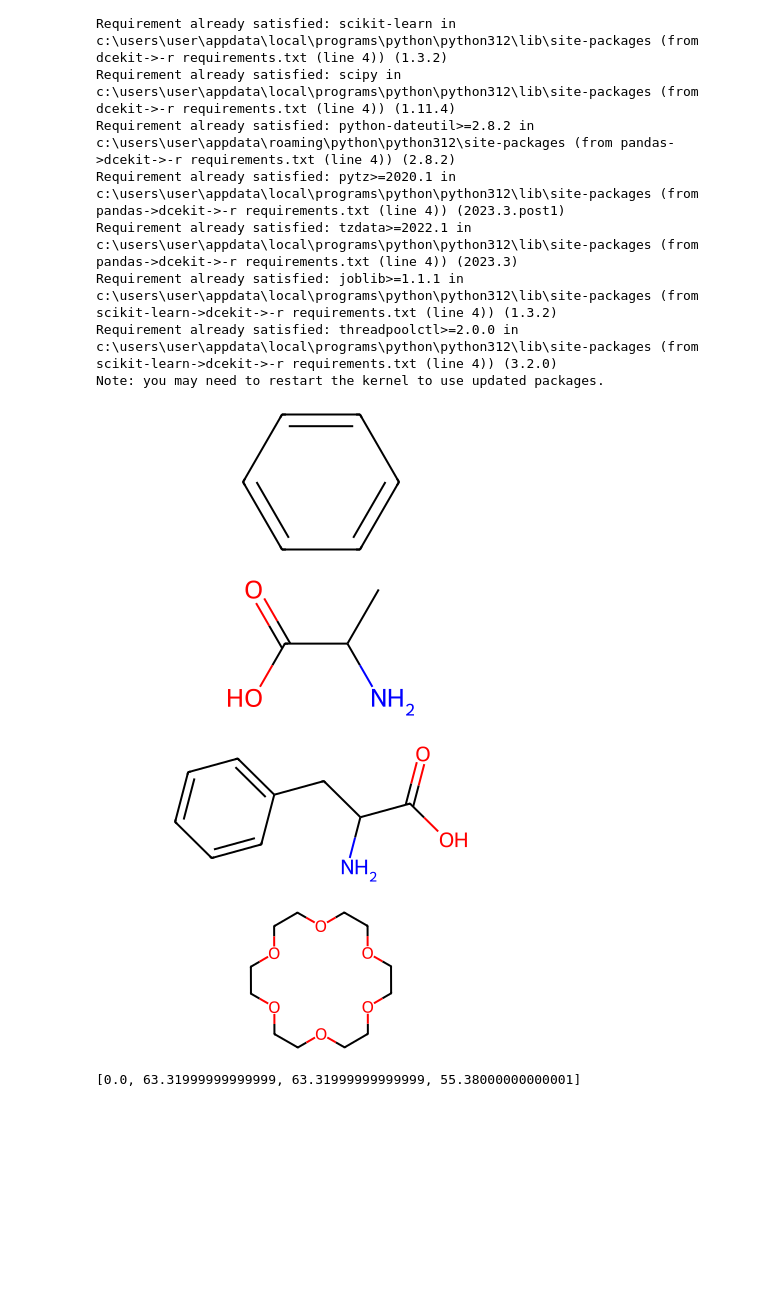
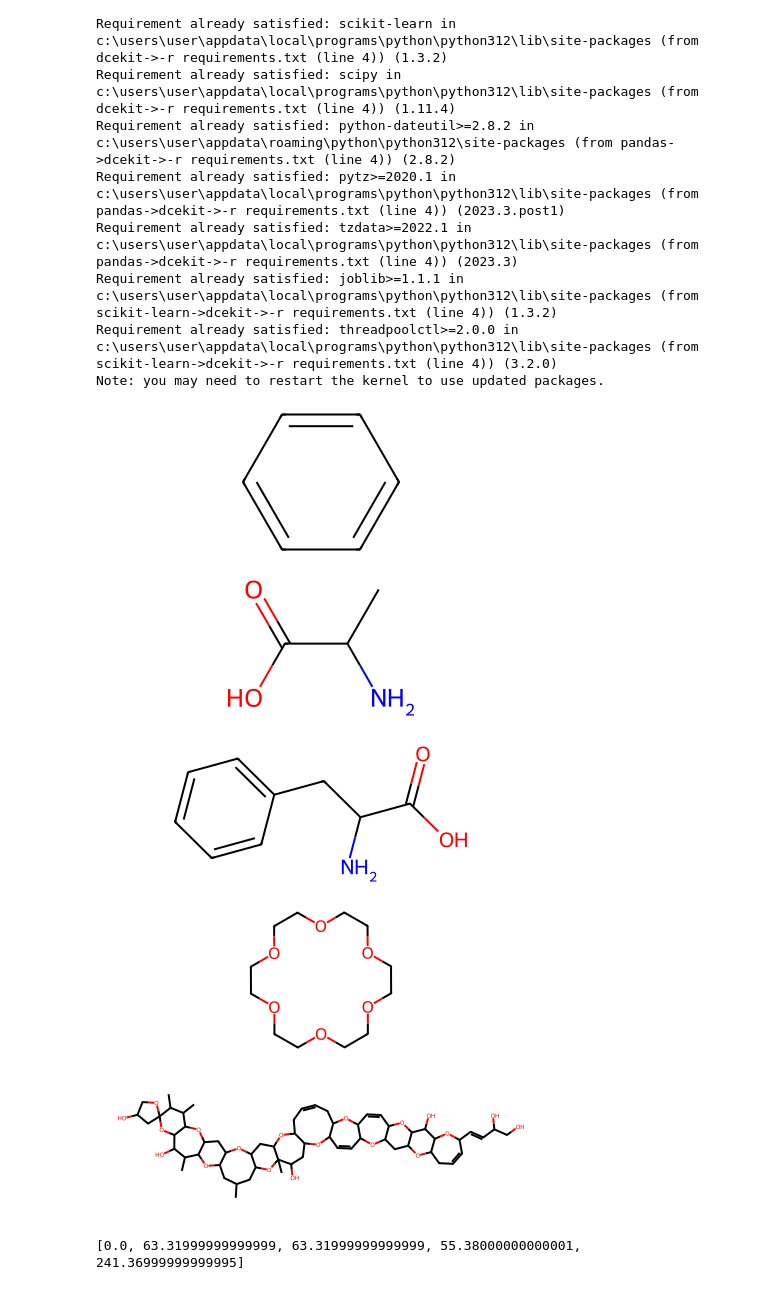
Before and after one commit to YoshitakaNaraoka/gColabNotebooks, a Jupyter notebook: chemoinformatics.ipynb, the cells around one changed output. Saved outputs shown, nothing was run; the diff lists cells and outputs as text; code cells hidden in the pictures; blank space fills up the shorter version.

Commit message:
ciguatoxin

```diff
--- a/chemoinformatics.ipynb
+++ b/chemoinformatics.ipynb
@@ -30,36 +30,40 @@ benzene = Chem.MolFromSmiles("c1ccccc1")
 alanine = Chem.MolFromSmiles('CC(C(=O)O)N')
 phenylalanine = Chem.MolFromSmiles('c1ccccc1CC(C(=O)O)N')
 crown = Chem.MolFromSmiles('C1COCCOCCOCCOCCOCCO1')
+ciguatoxin = Chem.MolFromSmiles('CC1CC2C(CC3C(O2)C(C(C4C(O3)C(C(C5(O4)CC(CO5)O)C)C)O)C)OC6CC7C(C(CC8C(O7)CC=CCC9C(O8)C=CC2C(O9)C=CC3C(O2)CC2C(O3)C(C3C(O2)CC=CC(O3)C=CC(CO)O)O)O)(OC6C1)C')
 
 # CoordGen ライブラリでは大員環化合物を見やすく描画できる
 Chem.rdCoordGen.AddCoords(crown)
 
 # TPSA(極性表面積)-細胞膜透過性の指標
 from rdkit.Chem import Descriptors
 ### 分子の用意
-mol_list = [benzene,alanine,phenylalanine,crown]
+mol_list = [benzene,alanine,phenylalanine,crown,ciguatoxin]
 writer=Chem.SDWriter('molecules.sdf')
 for mol in mol_list:
 	writer.write(mol)
 writer.close()
 suppl = Chem.SDMolSupplier('molecules.sdf')
 mols = [x for x in suppl if x is not None]
 len(mols) # 2
 ### TPSAの計算
 declist = Descriptors.descList
 calc = {}
 for (i,j) in declist:
     calc[i] = j
 tpsa = [calc['TPSA'](i) for i in mols]
 ### 描画
 display(mol_list[0])
 display(mol_list[1])
 display(mol_list[2])
 display(mol_list[3])
+display(mol_list[4])
+
 print(tpsa)
 # %% [output]
 [figure]
 [figure]
 [figure]
 [figure]
+[figure, added]
-[0.0, 63.31999999999999, 63.31999999999999, 55.38000000000001]
+[0.0, 63.31999999999999, 63.31999999999999, 55.38000000000001, 241.36999999999995]
```
Also changed, not shown: 1 other file.
